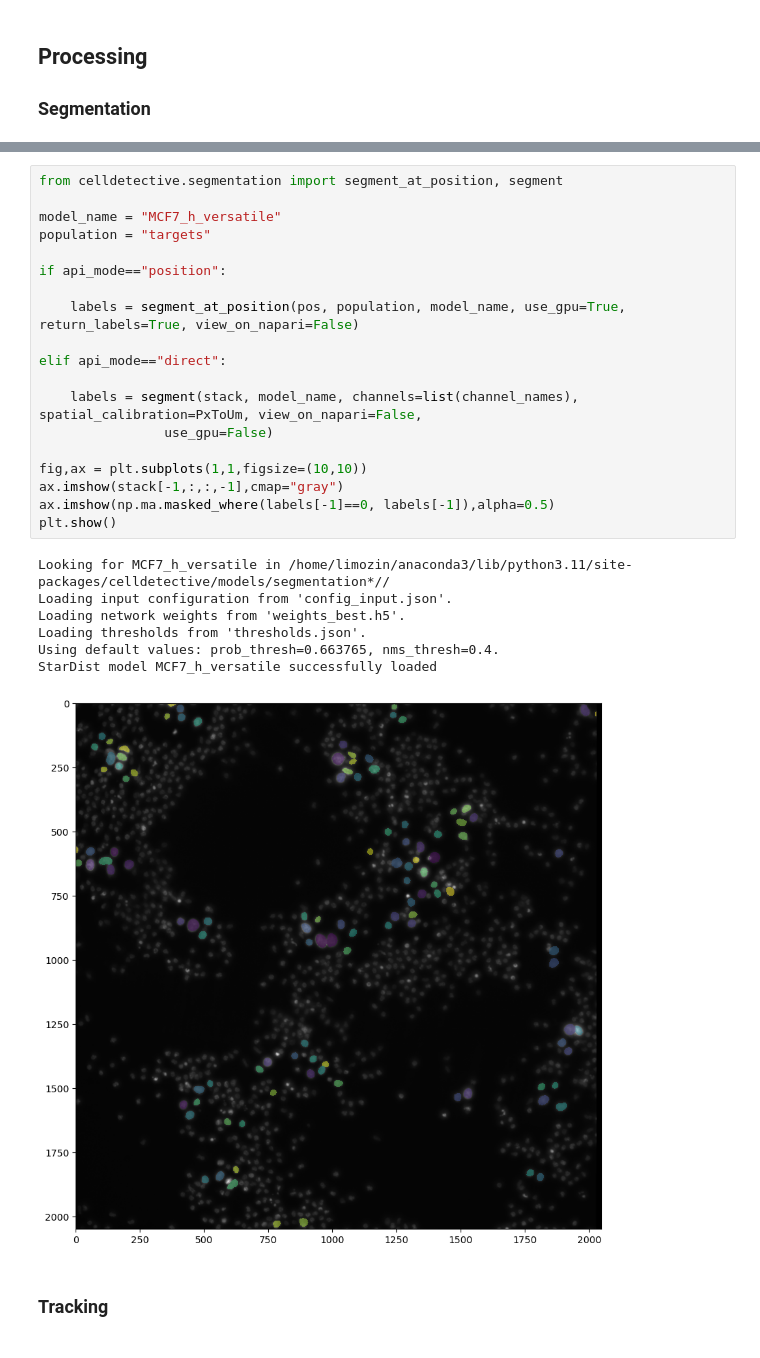
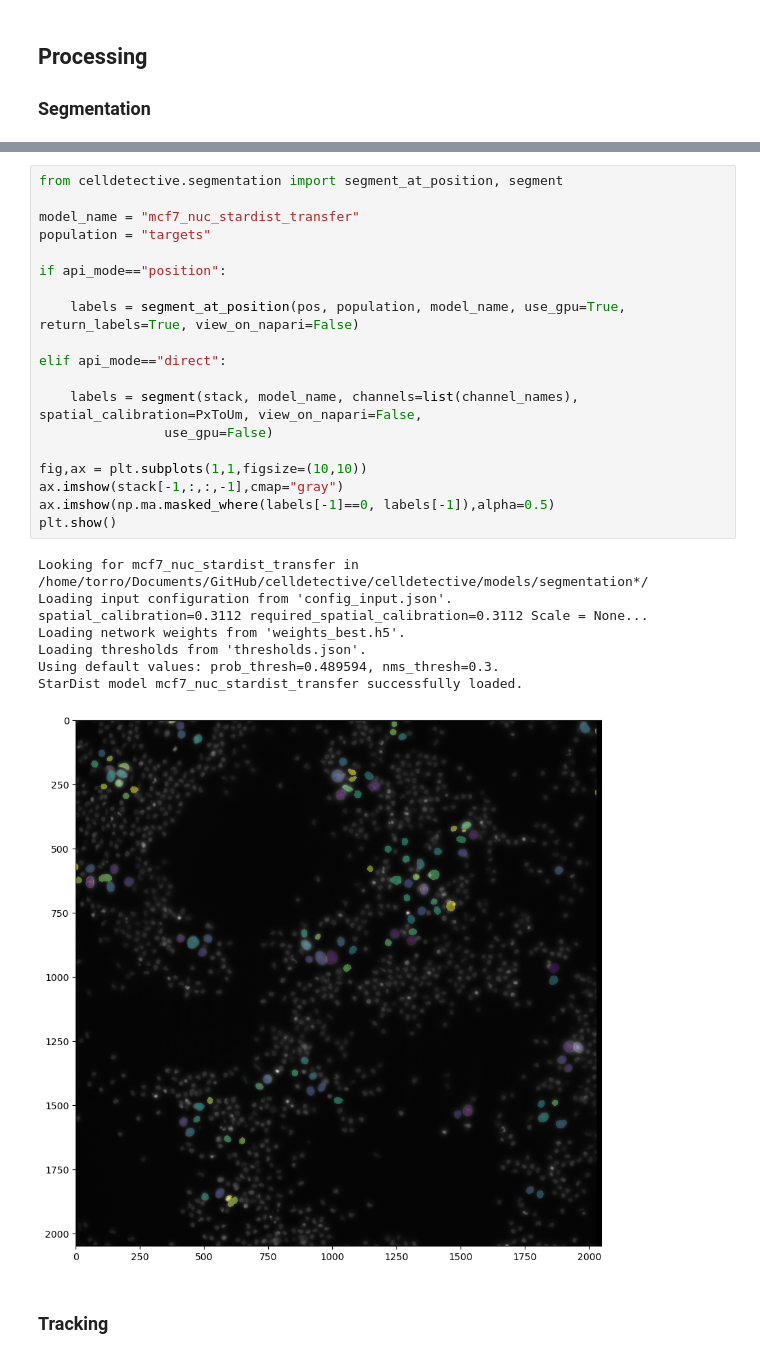
Before and after one commit to remyeltorro/celldetective, a Jupyter notebook: demos/ADCC_analysis_demo.ipynb, the cells around one changed output, grey strips where cells are left out. Saved outputs shown, nothing was run; the diff lists cells and outputs as text.

```diff
--- a/demos/ADCC_analysis_demo.ipynb
+++ b/demos/ADCC_analysis_demo.ipynb
@@ -73,30 +85,31 @@ Found stack of shape (44, 2048, 2048, 4)
 # %%
 from celldetective.segmentation import segment_at_position, segment
 
-model_name = "MCF7_h_versatile"
+model_name = "mcf7_nuc_stardist_transfer"
 population = "targets"
 
 if api_mode=="position":
 
     labels = segment_at_position(pos, population, model_name, use_gpu=True, return_labels=True, view_on_napari=False)
 
 elif api_mode=="direct":
 
     labels = segment(stack, model_name, channels=list(channel_names), spatial_calibration=PxToUm, view_on_napari=False,
     			use_gpu=False)
 
 fig,ax = plt.subplots(1,1,figsize=(10,10))
 ax.imshow(stack[-1,:,:,-1],cmap="gray")
 ax.imshow(np.ma.masked_where(labels[-1]==0, labels[-1]),alpha=0.5)
 plt.show()
 # %% [output]
-Looking for MCF7_h_versatile in /home/limozin/anaconda3/lib/python3.11/site-packages/celldetective/models/segmentation*//
+Looking for mcf7_nuc_stardist_transfer in /home/torro/Documents/GitHub/celldetective/celldetective/models/segmentation*/
 Loading input configuration from 'config_input.json'.
+spatial_calibration=0.3112 required_spatial_calibration=0.3112 Scale = None...
 Loading network weights from 'weights_best.h5'.
 Loading thresholds from 'thresholds.json'.
-Using default values: prob_thresh=0.663765, nms_thresh=0.4.
-StarDist model MCF7_h_versatile successfully loaded
+Using default values: prob_thresh=0.489594, nms_thresh=0.3.
+StarDist model mcf7_nuc_stardist_transfer successfully loaded.
-[figure, old version]
+[figure, new version]
 # %% [markdown]
 ### Tracking
 # %%
```
Also changed, not shown: parts of 7 cells of this notebook, 1 other file.
